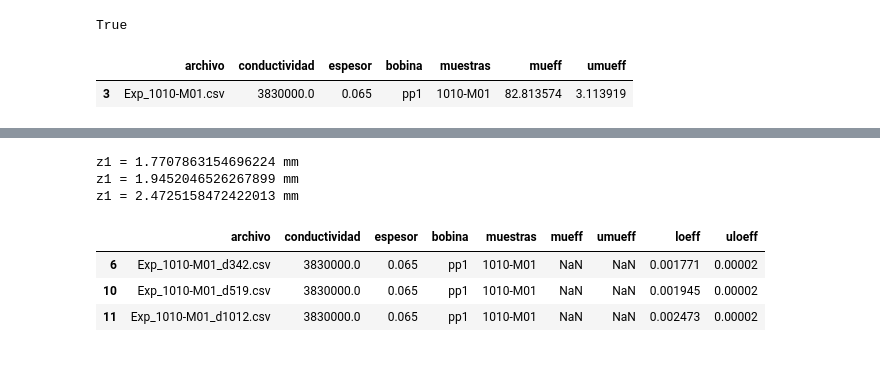
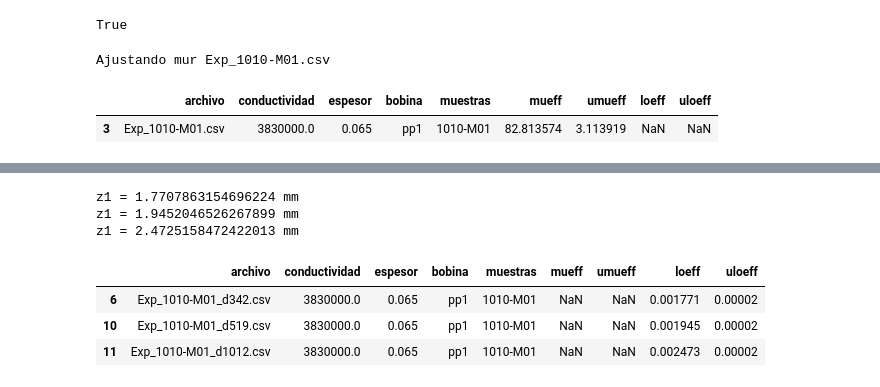
Before and after one commit to carabedo/iamend_test, a Jupyter notebook: manual.ipynb, the cells around one changed output, grey strips where cells are left out. Cells and saved outputs as stored; diff of their text form; code cells hidden in the pictures.

```diff
--- a/manual.ipynb
+++ b/manual.ipynb
@@ -22,17 +22,18 @@ exp=ci.exp('.//iamend_ci//datos//pp1_manual//',normcorr=True,test=False,dropfirs
 11  Exp_1010-M01_d1012.csv      3830000.0  0.06500    pp1  1010-M01
 12       Exp_P057_nfne.csv      3948000.0  0.14957    pp1      P057
 # %%
-exp.fitpatron(patron_filename='Exp_P057.csv',plot=True)
+exp.fitPatron(patron_filename='Exp_P057.csv',plot=True)
 # %% [output]
 z1 = 1.4442181262196023 mm
 [interactive output not drawn]
 [interactive output not drawn]
 True
 # %%
-exp.fitmues([3])
+exp.fitMues([3])
 # %% [output]
+Ajustando mur Exp_1010-M01.csv
-|  | archivo | conductividad | espesor | bobina | muestras | mueff | umueff |
-| 3 | Exp_1010-M01.csv | 3830000.0 | 0.065 | pp1 | 1010-M01 | 82.813574 | 3.113919 |
+|  | archivo | conductividad | espesor | bobina | muestras | mueff | umueff | loeff | uloeff |
+| 3 | Exp_1010-M01.csv | 3830000.0 | 0.065 | pp1 | 1010-M01 | 82.813574 | 3.113919 | NaN | NaN |
 # %%
 exp.muplot(3)
 # %% [output]
```
Also changed, not shown: parts of 18 cells of this notebook, 1 other file.
